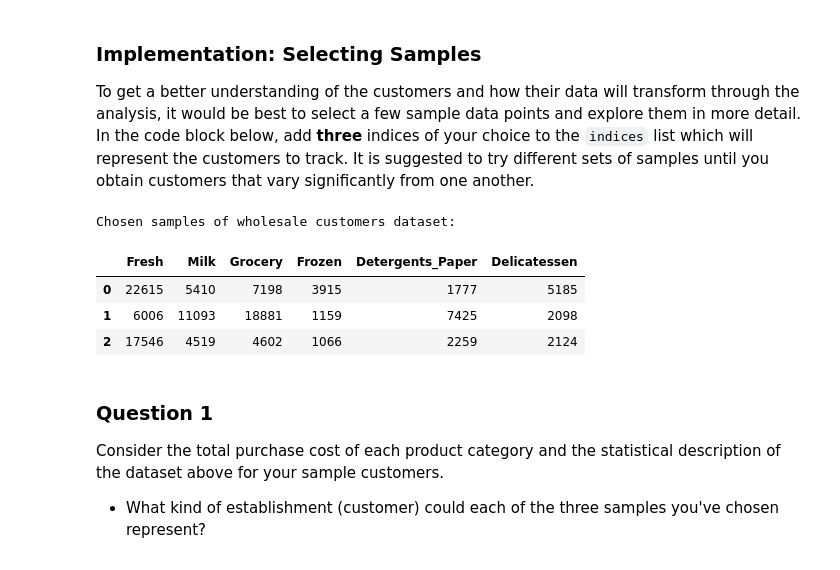
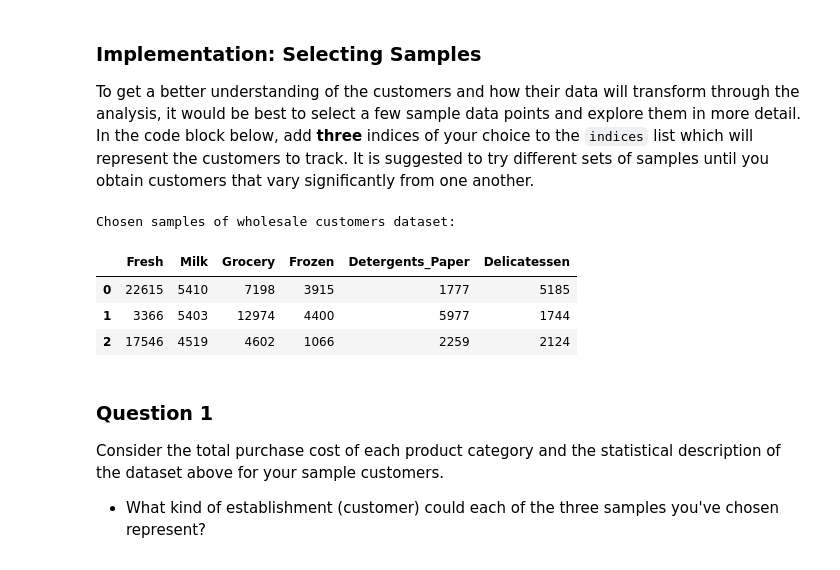
Before and after one commit to XingDYe/MLND, a Jupyter notebook: customer_segments/customer_segments.ipynb, the cells around one changed output. Saved outputs shown, nothing was run; the diff lists cells and outputs as text; code cells hidden in the pictures.

```diff
--- a/customer_segments/customer_segments.ipynb
+++ b/customer_segments/customer_segments.ipynb
@@ -60,17 +60,17 @@ display(data.describe())
 To get a better understanding of the customers and how their data will transform through the analysis, it would be best to select a few sample data points and explore them in more detail. In the code block below, add **three** indices of your choice to the `indices` list which will represent the customers to track. It is suggested to try different sets of samples until you obtain customers that vary significantly from one another.
 # %%
 # TODO: Select three indices of your choice you wish to sample from the dataset
-indices = [4, 9, 20]
+indices = [4, 10, 20]
 
 # Create a DataFrame of the chosen samples
 samples = pd.DataFrame(data.loc[indices], columns = data.keys()).reset_index(drop = True)
 print "Chosen samples of wholesale customers dataset:"
 display(samples)
 # %% [output]
 Chosen samples of wholesale customers dataset:
 |  | Fresh | Milk | Grocery | Frozen | Detergents_Paper | Delicatessen |
 | 0 | 22615 | 5410 | 7198 | 3915 | 1777 | 5185 |
-| 1 | 6006 | 11093 | 18881 | 1159 | 7425 | 2098 |
+| 1 | 3366 | 5403 | 12974 | 4400 | 5977 | 1744 |
 | 2 | 17546 | 4519 | 4602 | 1066 | 2259 | 2124 |
 # %% [markdown]
 ### Question 1
```
Also changed, not shown: parts of 35 cells of this notebook.
